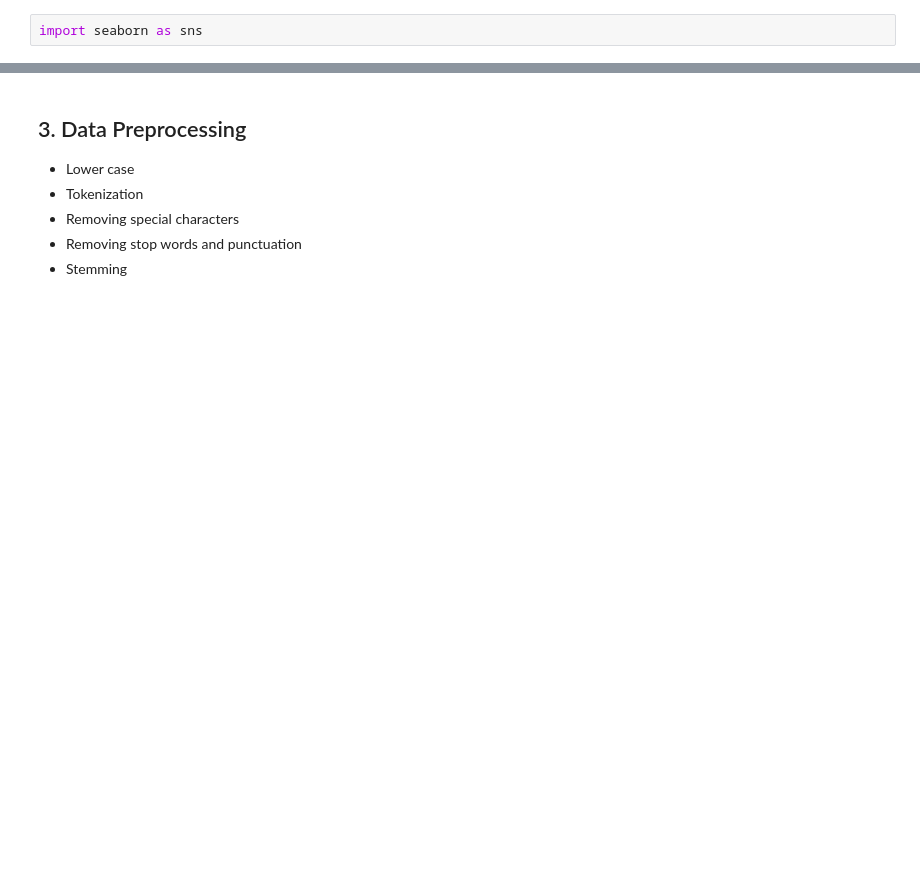
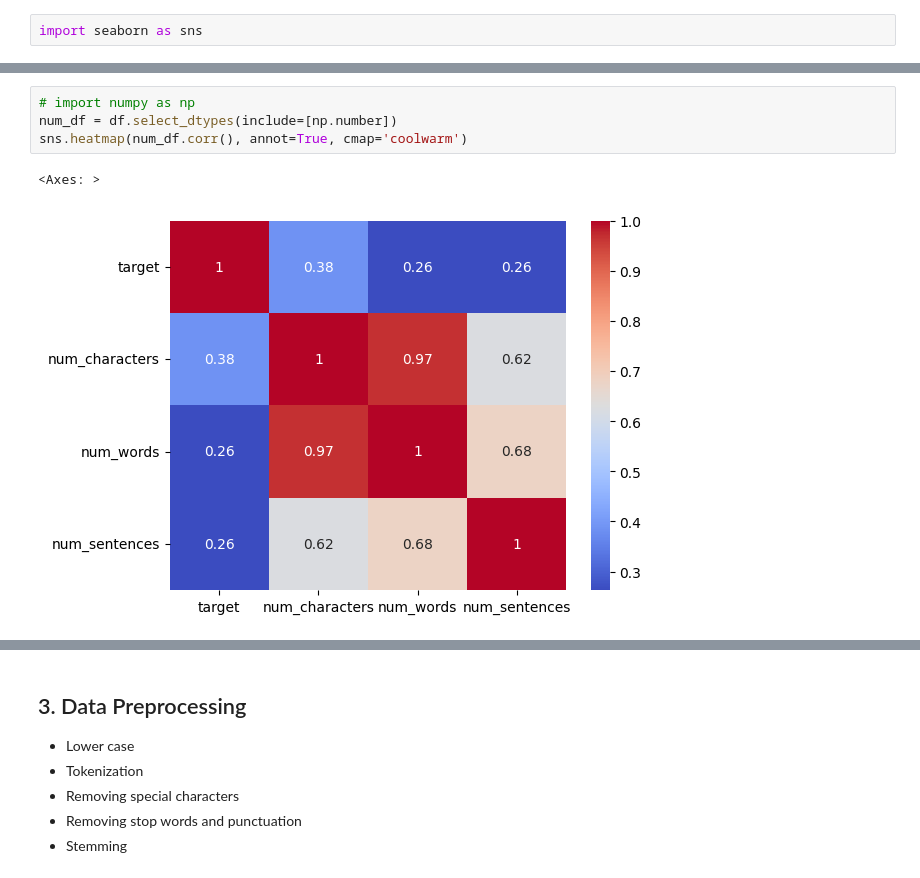
Before and after one commit to samarthgour2005/spam_classifier, a Jupyter notebook: sms-spam-detection.ipynb, the cells around one changed output, grey strips where cells are left out. Drawn from its saved outputs; the diff is of its cells as text; blank space fills up the shorter version.

```diff
--- a/sms-spam-detection.ipynb
+++ b/sms-spam-detection.ipynb
@@ -245,3 +251,10 @@ sns.pairplot(df,hue='target')
+# %%
+# import numpy as np
+num_df = df.select_dtypes(include=[np.number])
+sns.heatmap(num_df.corr(), annot=True, cmap='coolwarm')
+# %% [output]
+<Axes: >
+[figure, added]
 # %%
 sns.heatmap(df.corr(),annot=True)
 # %% [output]
```
Also changed, not shown: parts of 25 cells of this notebook, 1 other file.
